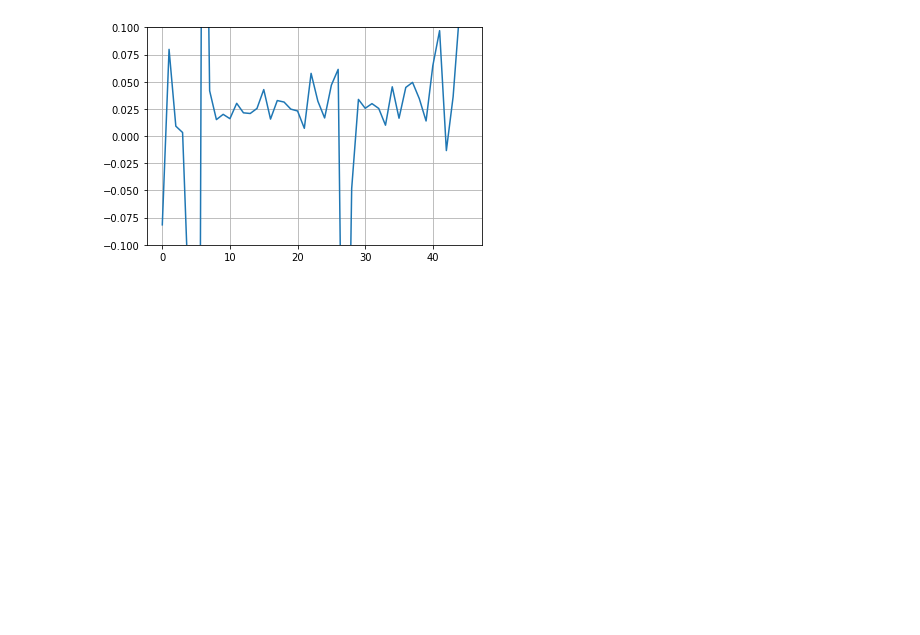
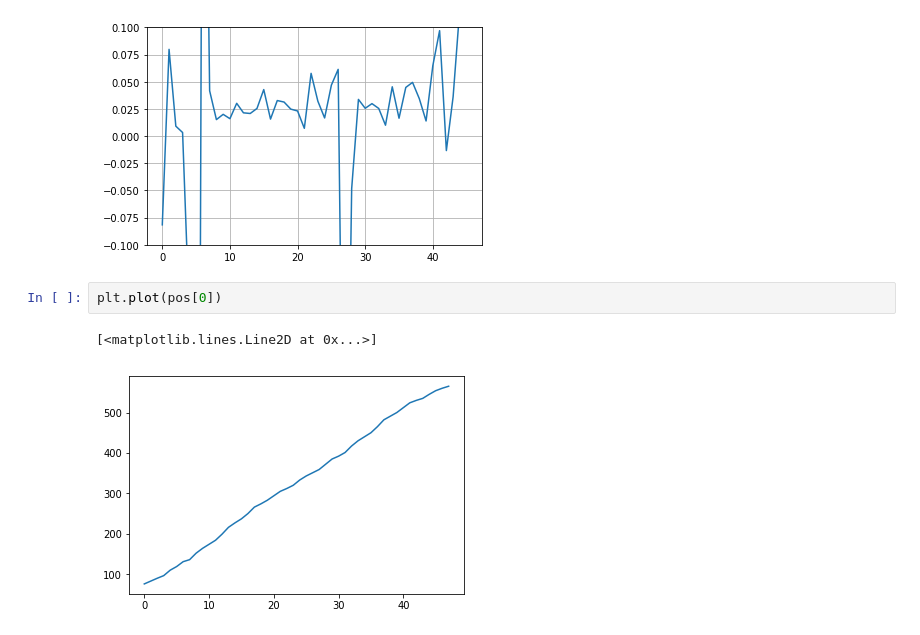
Before and after one commit to inducer/splash-activities, a Jupyter notebook: Basketball Bounce Tracking.ipynb, the cells around one changed output. Saved outputs shown, nothing was run; the diff lists cells and outputs as text; blank space fills up the shorter version.

```diff
--- a/Basketball Bounce Tracking.ipynb
+++ b/Basketball Bounce Tracking.ipynb
@@ -118,3 +128,8 @@ plt.ylim([-0.1, 0.1])
 # %% [output]
 (-0.1, 0.1)
 [figure]
+# %%
+plt.plot(pos[0])
+# %% [output]
+[<matplotlib.lines.Line2D at 0x...>]
+[figure, added]
```
Also changed, not shown: parts of 2 cells of this notebook, 2 other files.
